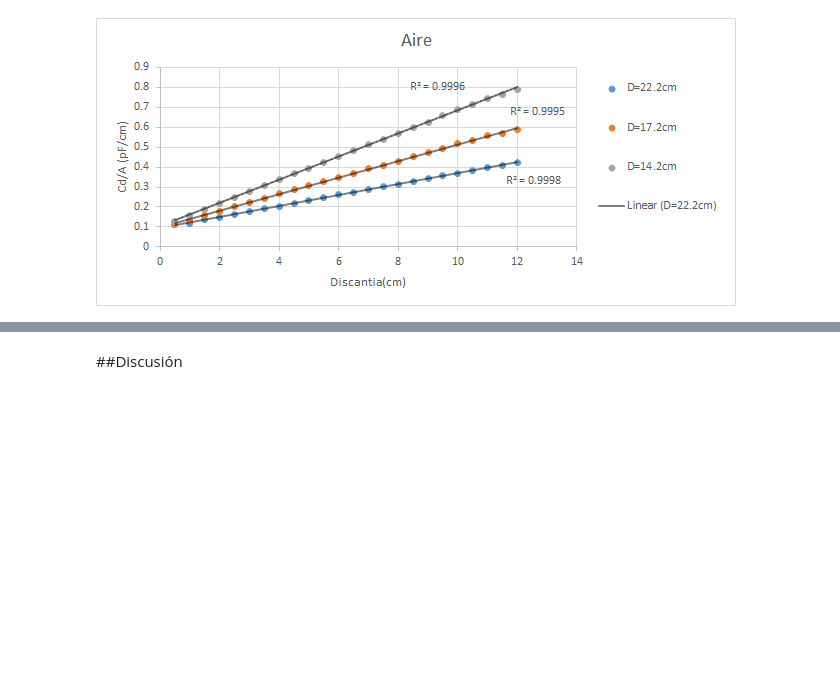
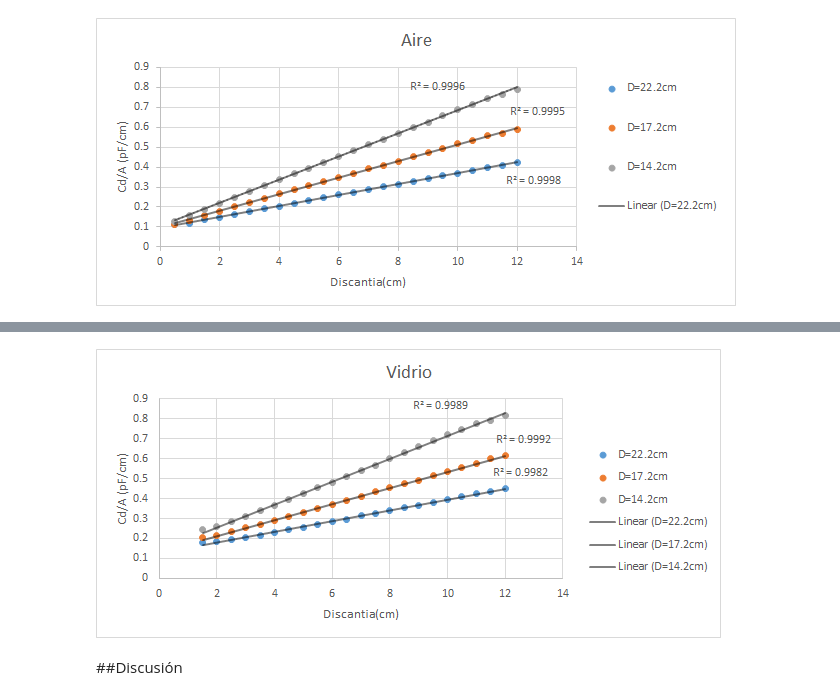
Before and after one commit to artcidp/Lab_Electro, a Jupyter notebook: Practica 2 - Capacitores y Dielectricos.ipynb, the cells around one changed output, grey strips where cells are left out. Cells and saved outputs as stored; diff of their text form; code cells hidden in the pictures; blank space fills up the shorter version.

```diff
--- a/Practica 2 - Capacitores y Dielectricos.ipynb
+++ b/Practica 2 - Capacitores y Dielectricos.ipynb
@@ -42,3 +47,7 @@ Image(filename='Imagenes\Aire.png')
+# %%
+Image(filename='Imagenes\Vidrio.png')
+# %% [output]
+[figure, added]
 # %% [markdown]
 ##Discusión
 # %% [markdown]
```
Also changed, not shown: parts of 5 cells of this notebook.
